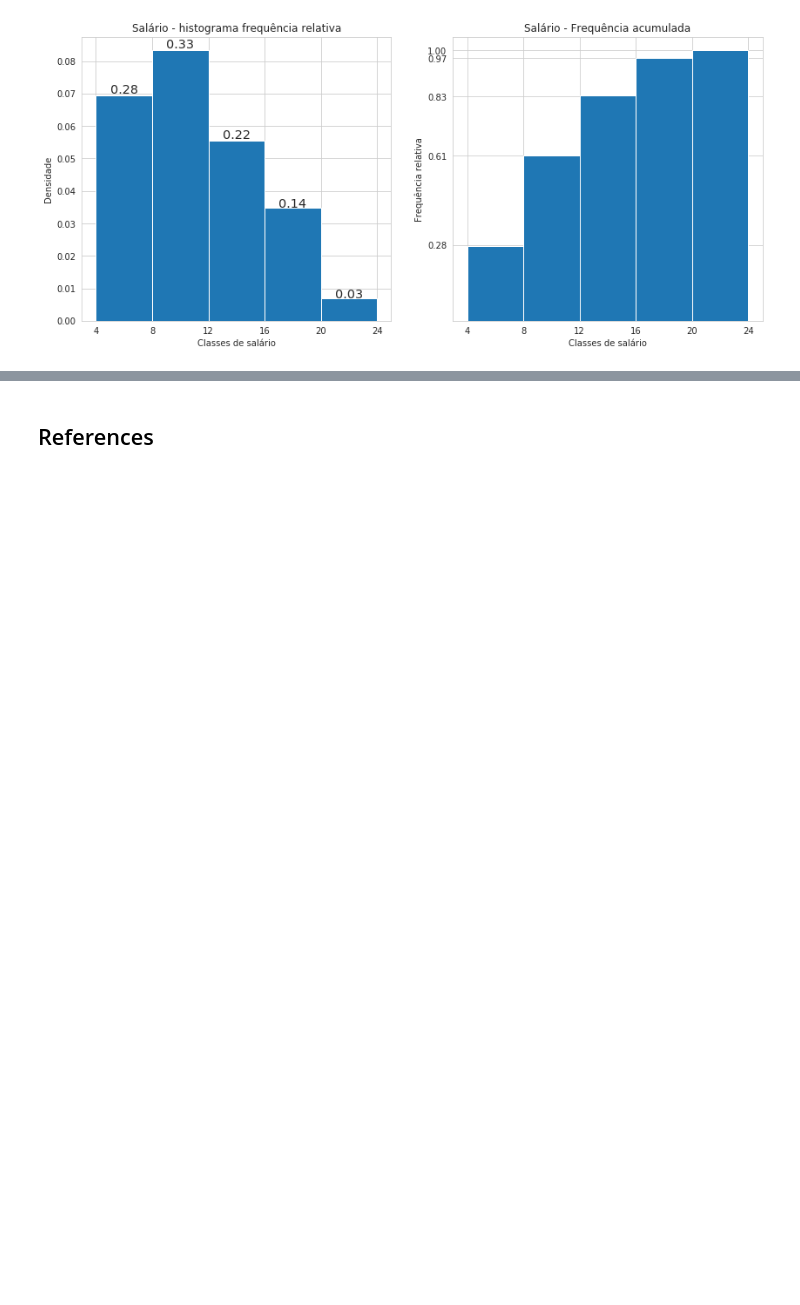
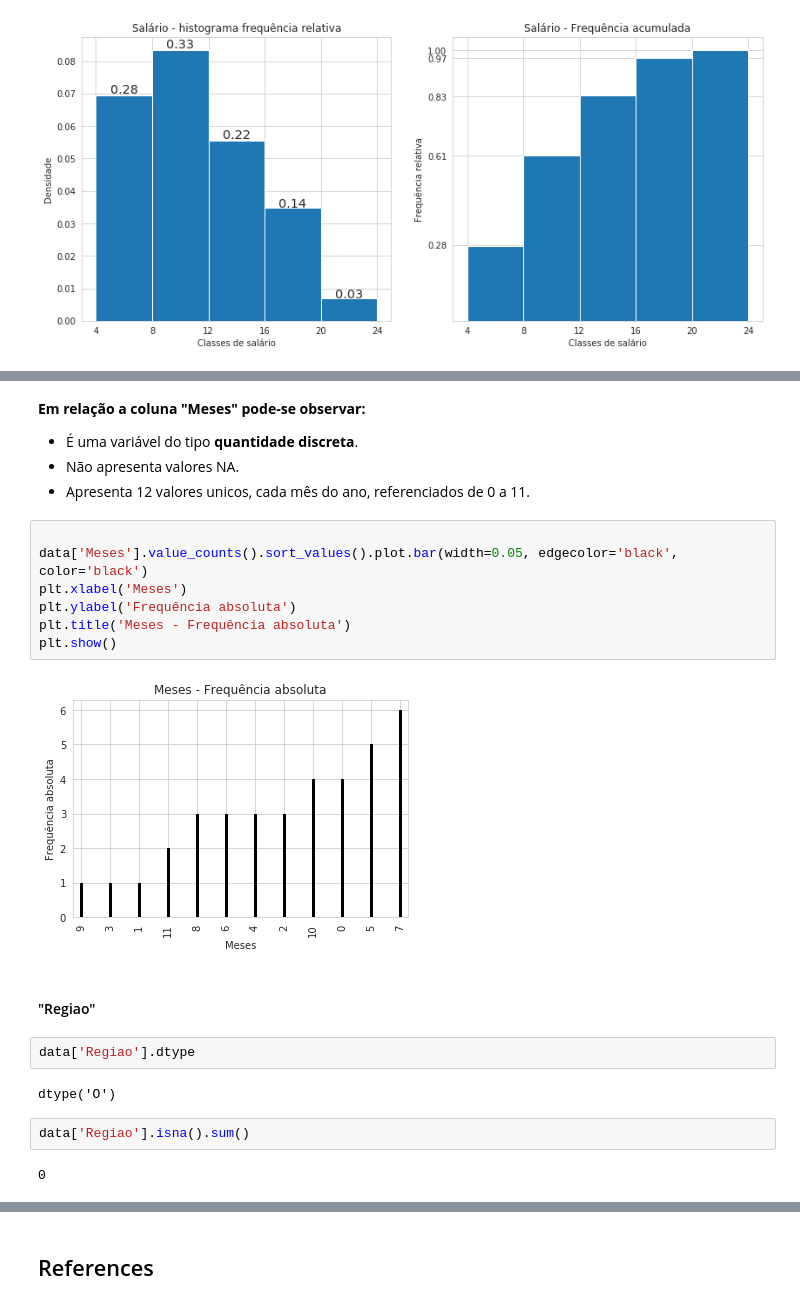
Before and after one commit to RobertGarciadSilva/python-notebooks, a Jupyter notebook: notebooks/some_EDA/eda_MILSA_01.ipynb, the cells around one changed output, grey strips where cells are left out. Drawn from its saved outputs; the diff is of its cells as text; blank space fills up the shorter version.

```diff
--- a/notebooks/some_EDA/eda_MILSA_01.ipynb
+++ b/notebooks/some_EDA/eda_MILSA_01.ipynb
@@ -355,0 +426,26 @@ plt.show()
+# %% [markdown]
+<b>Em relação a coluna "Meses" pode-se observar: </b>
+<ul>
+    <li>É uma variável do tipo <b>quantidade discreta</b>.</li>
+    <li>Não apresenta valores NA.</li>
+    <li>Apresenta 12 valores unicos, cada mês do ano, referenciados de 0 a 11.</li>
+</ul>
+# %%
+
+data['Meses'].value_counts().sort_values().plot.bar(width=0.05, edgecolor='black', color='black')
+plt.xlabel('Meses')
+plt.ylabel('Frequência absoluta')
+plt.title('Meses - Frequência absoluta')
+plt.show()
+# %% [output]
+[figure, added]
+# %% [markdown]
+#### "Regiao"
+# %%
+data['Regiao'].dtype
+# %% [output]
+dtype('O')
+# %%
+data['Regiao'].isna().sum()
+# %% [output]
+0
```
Also changed, not shown: parts of 18 cells of this notebook, 2 other files.
